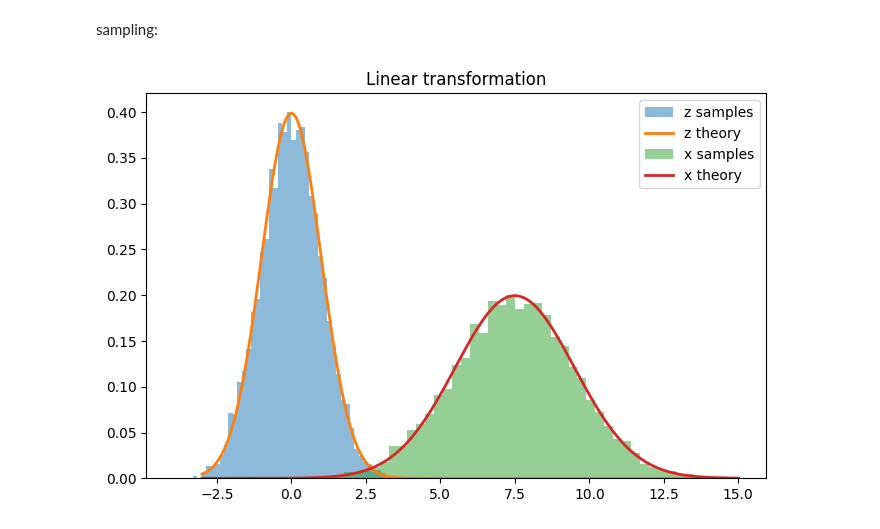
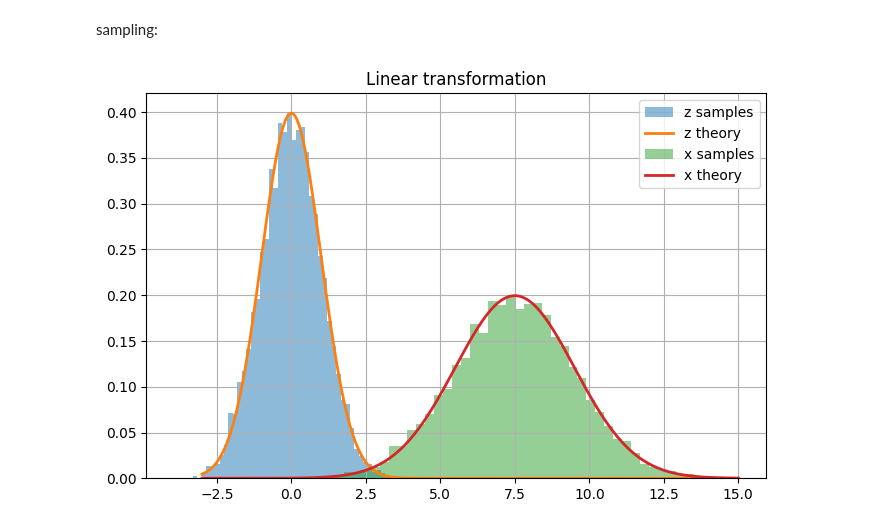
Before and after one commit to rpivi/Normalizing_Flow, a Jupyter notebook: change_of_variables.ipynb, the cells around one changed output. Saved outputs shown, nothing was run; the diff lists cells and outputs as text; code cells hidden in the pictures.

```diff
--- a/change_of_variables.ipynb
+++ b/change_of_variables.ipynb
@@ -54,15 +54,16 @@ x_samples = f(z_samples, a, b)
 # %%
 xs = jnp.linspace(-3, 15, 200)
 px = jnp.exp(log_px(xs, a, b)) # we can compute the density of x using the change of variables formula!
 
 
 plt.figure(figsize=(8,5))
 plt.title("Linear transformation")
 plt.hist(z_samples, bins=50, density=True, alpha=0.5, label="z samples")
 plt.plot(xs, jnp.exp(log_pz(xs)), label="z theory", linewidth=2)
 plt.hist(x_samples, bins=50, density=True, alpha=0.5, label="x samples")
 plt.plot(xs, px, label="x theory", linewidth=2)
 plt.legend()
+plt.grid()
 plt.show()
 # %% [output]
-[figure, old version]
+[figure, new version]
```
Also changed, not shown: 6 other files.
